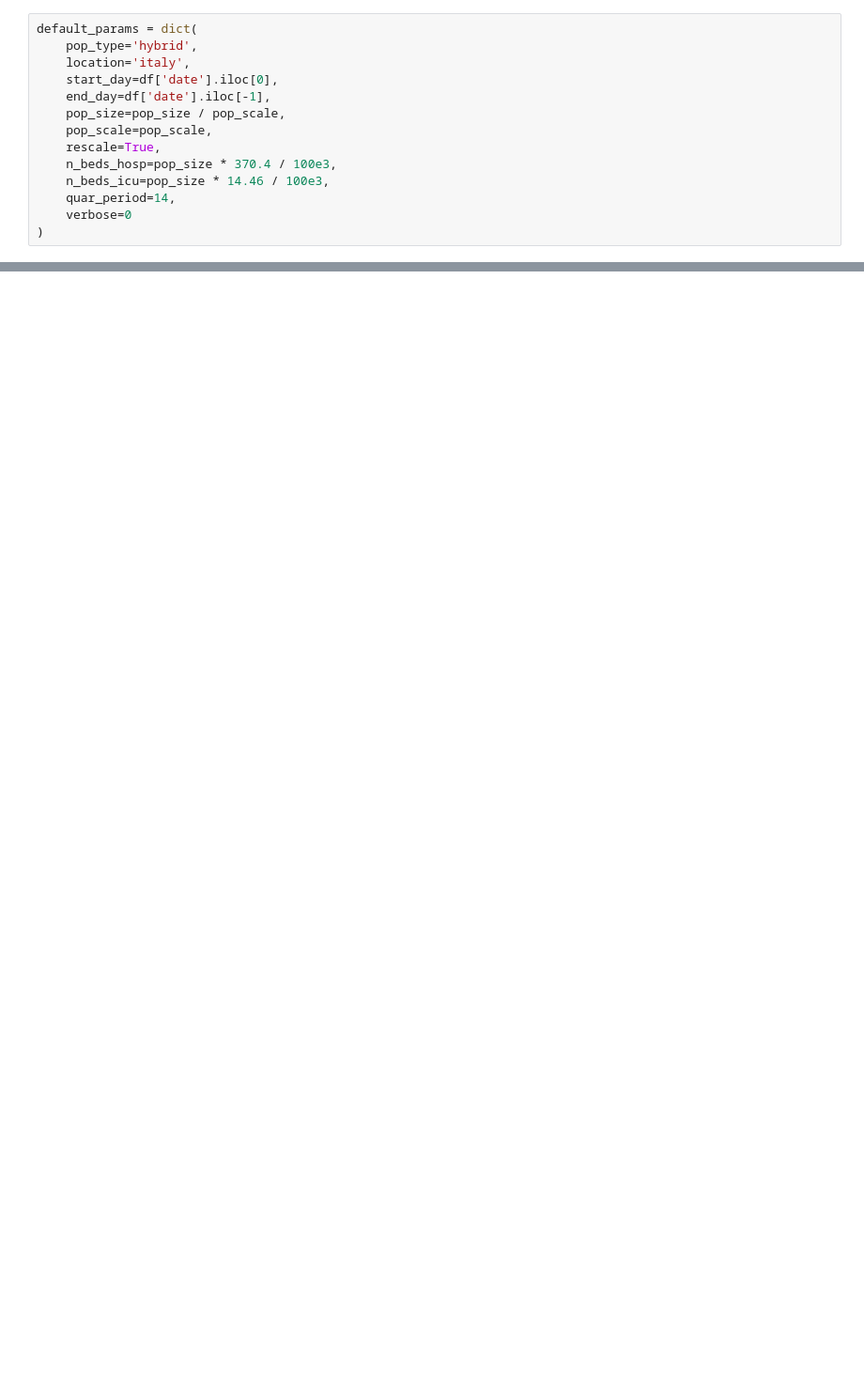
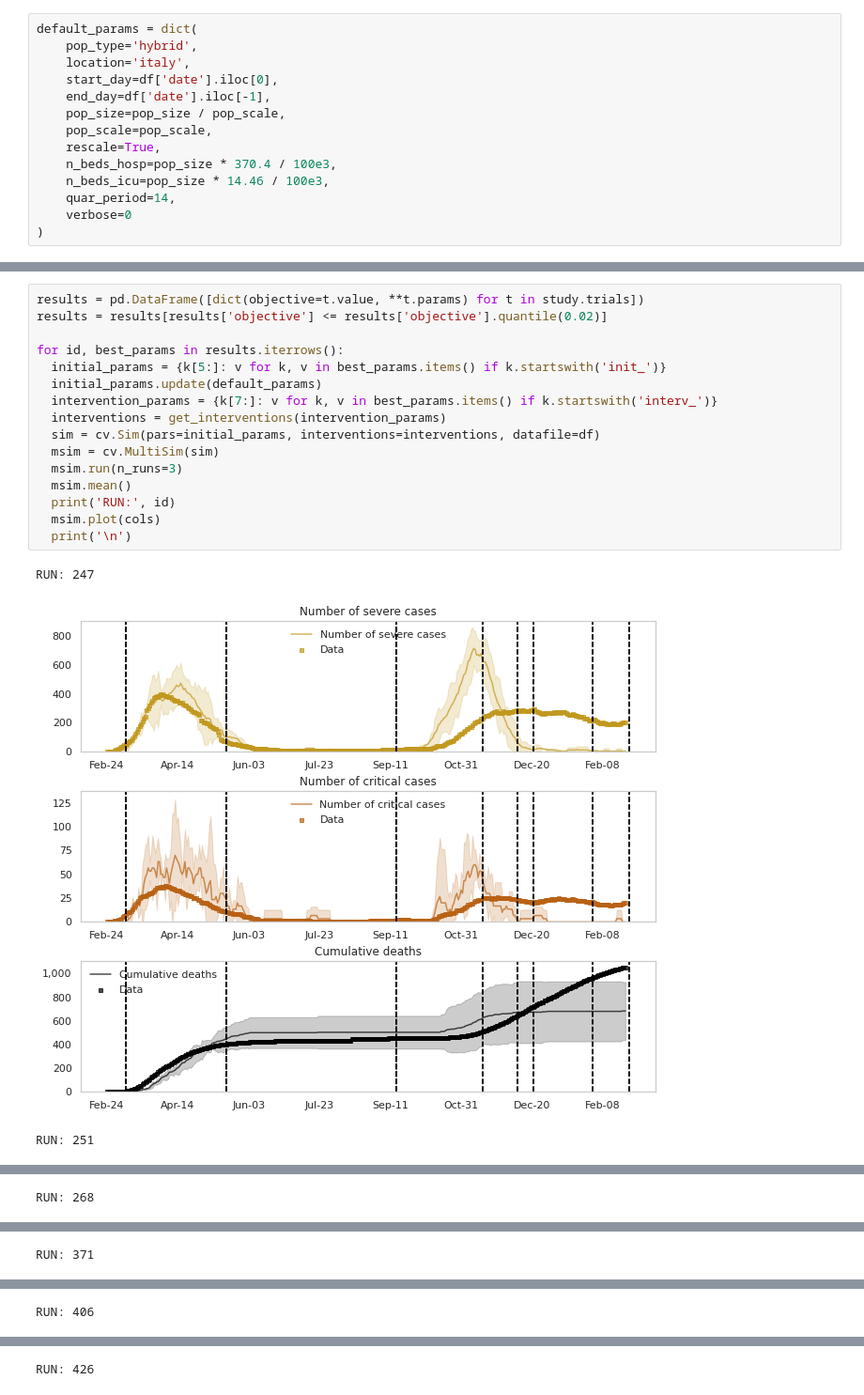
Before and after one commit to LIA-UniBo/EpidemicModelLearning, a Jupyter notebook: notebooks/2.3. Calibration_Winter.ipynb, the cells around one changed output, grey strips where cells are left out. Shown at 94% size. Saved outputs shown, nothing was run; the diff lists cells and outputs as text; blank space fills up the shorter version.

Commit message:
Perform Optuna calibration and analyze results in the winter notebook

```diff
--- a/notebooks/2.3. Calibration_Winter.ipynb
+++ b/notebooks/2.3. Calibration_Winter.ipynb
@@ -134,0 +212,20 @@ plt.tight_layout()
+# %%
+results = pd.DataFrame([dict(objective=t.value, **t.params) for t in study.trials])
+results = results[results['objective'] <= results['objective'].quantile(0.02)]
+
+for id, best_params in results.iterrows():
+  initial_params = {k[5:]: v for k, v in best_params.items() if k.startswith('init_')}
+  initial_params.update(default_params)
+  intervention_params = {k[7:]: v for k, v in best_params.items() if k.startswith('interv_')}
+  interventions = get_interventions(intervention_params)
+  sim = cv.Sim(pars=initial_params, interventions=interventions, datafile=df)
+  msim = cv.MultiSim(sim)
+  msim.run(n_runs=3)
+  msim.mean()
+  print('RUN:', id)
+  msim.plot(cols)
+  print('\n')
+# %% [output]
+RUN: 247
+[figure, added]
+RUN: 251
@@ -134,0 +233 @@ plt.tight_layout()
+RUN: 268
@@ -134,0 +235 @@ plt.tight_layout()
+RUN: 371
@@ -134,0 +237 @@ plt.tight_layout()
+RUN: 406
@@ -134,0 +239 @@ plt.tight_layout()
+RUN: 426
```
Also changed, not shown: parts of 10 cells of this notebook.
